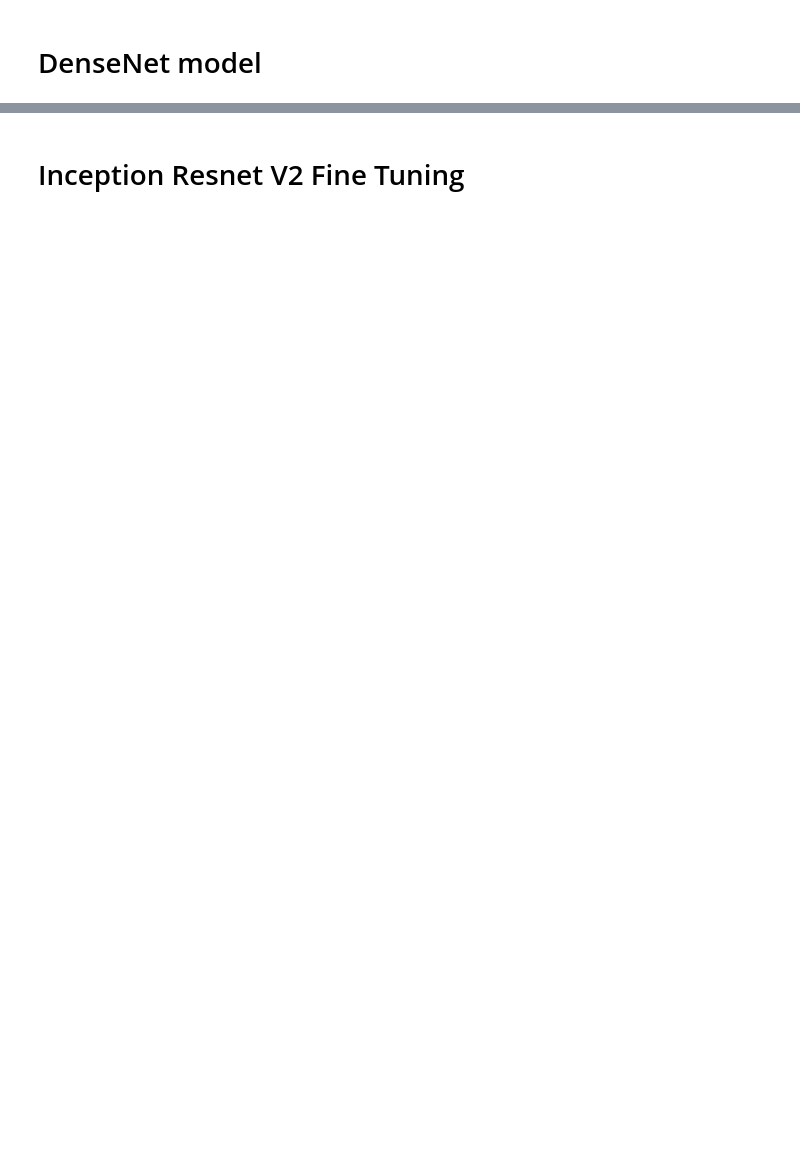
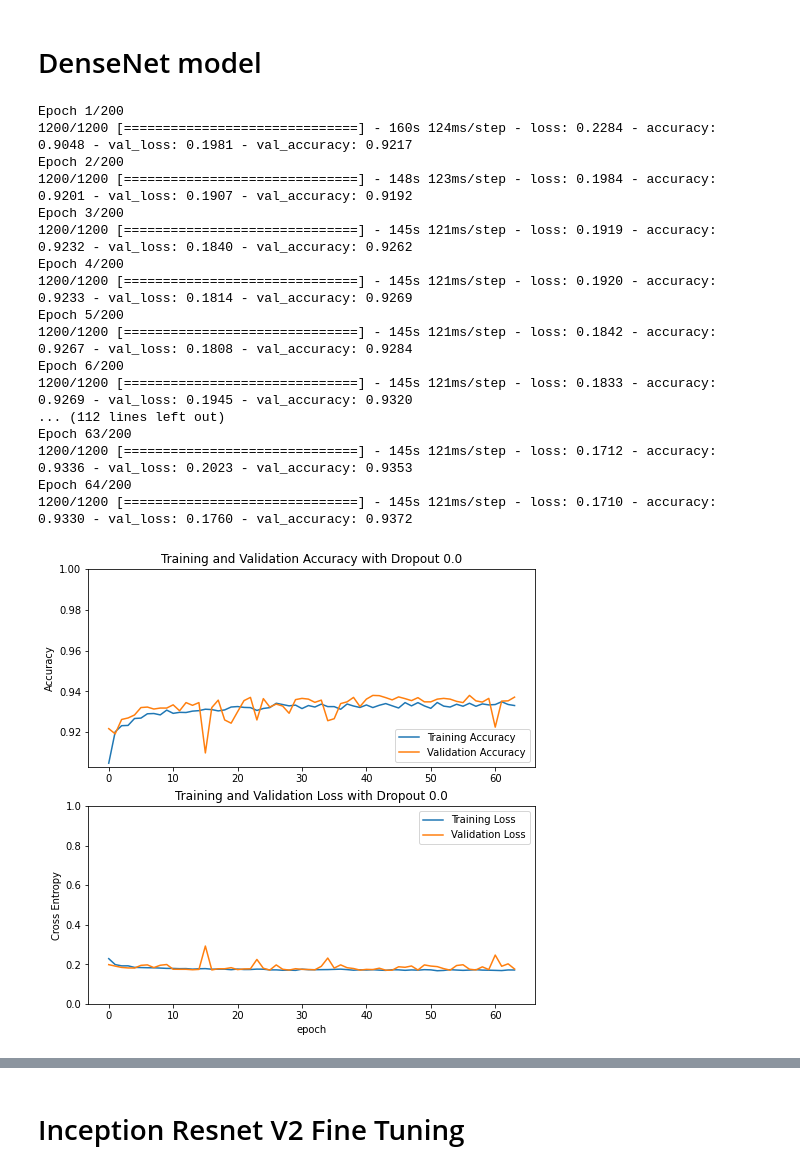
Before and after one commit to diego-mansilla/detritus-recognition, a Jupyter notebook: train_models.ipynb, the cells around one changed output, grey strips where cells are left out. Saved outputs shown, nothing was run; the diff lists cells and outputs as text; code cells hidden in the pictures; blank space fills up the shorter version.

```diff
--- a/train_models.ipynb
+++ b/train_models.ipynb
@@ -245,8 +369,7 @@ Epoch 33/200
 # DenseNet model
 # %%
 mcp_save = tf.keras.callbacks.ModelCheckpoint('.dense_net_ft', save_best_only=True, monitor='val_loss', mode='min')
-reduce_lr_loss = tf.keras.callbacks.ReduceLROnPlateau(monitor='val_loss', factor=0.1, patience=5, verbose=1, min_delta=1e-5, mode='min')
-callbacks = [mcp_save, early_stopping, reduce_lr_loss]
+callbacks = [mcp_save, early_stopping]
 
 def do_transfer_learning(drop_value=0.0, data_aug=False, l2_reg=0.0, input_model=None, base_model=None):
     dense_model = input_model
@@ -338,9 +461,8 @@ def do_transfer_learning(drop_value=0.0, data_aug=False, l2_reg=0.0, input_model
     print('Test accuracy :', accuracy)
 
 
-    show_plot(acc, val_acc, loss, val_loss)
-
-    print_tsne(dense_model, test_dataset)
+    show_plot(dense_history_fine, 0.0)
+    print_tsne(dense_model, test_dataset, 2500)
 # %%
 def get_dense_net(drop_value=0.0, data_aug=False, l2_reg=0.0):
     dense_base_model = tf.keras.applications.DenseNet201(input_shape=IMG_SHAPE,
@@ -368,4 +490,23 @@ def get_dense_net(drop_value=0.0, data_aug=False, l2_reg=0.0):
     return dense_base_model, dense_model
 # %%
 base_dense_model, denseNetModel = get_dense_net(0.0, True, 0.0)
-do_transfer_learning(0.0, True, 0.0, denseNetModel, base_dense_model)
+do_transfer_learning(0.0, True, 0.0)
+# %% [output]
+Epoch 1/200
+1200/1200 [==============================] - 160s 124ms/step - loss: 0.2284 - accuracy: 0.9048 - val_loss: 0.1981 - val_accuracy: 0.9217
+Epoch 2/200
+1200/1200 [==============================] - 148s 123ms/step - loss: 0.1984 - accuracy: 0.9201 - val_loss: 0.1907 - val_accuracy: 0.9192
+Epoch 3/200
+1200/1200 [==============================] - 145s 121ms/step - loss: 0.1919 - accuracy: 0.9232 - val_loss: 0.1840 - val_accuracy: 0.9262
+Epoch 4/200
+1200/1200 [==============================] - 145s 121ms/step - loss: 0.1920 - accuracy: 0.9233 - val_loss: 0.1814 - val_accuracy: 0.9269
+Epoch 5/200
+1200/1200 [==============================] - 145s 121ms/step - loss: 0.1842 - accuracy: 0.9267 - val_loss: 0.1808 - val_accuracy: 0.9284
+Epoch 6/200
+1200/1200 [==============================] - 145s 121ms/step - loss: 0.1833 - accuracy: 0.9269 - val_loss: 0.1945 - val_accuracy: 0.9320
+... (112 lines left out)
+Epoch 63/200
+1200/1200 [==============================] - 145s 121ms/step - loss: 0.1712 - accuracy: 0.9336 - val_loss: 0.2023 - val_accuracy: 0.9353
+Epoch 64/200
+1200/1200 [==============================] - 145s 121ms/step - loss: 0.1710 - accuracy: 0.9330 - val_loss: 0.1760 - val_accuracy: 0.9372
+[figure, added]
```
Also changed, not shown: parts of 8 cells of this notebook, 1 other file.
